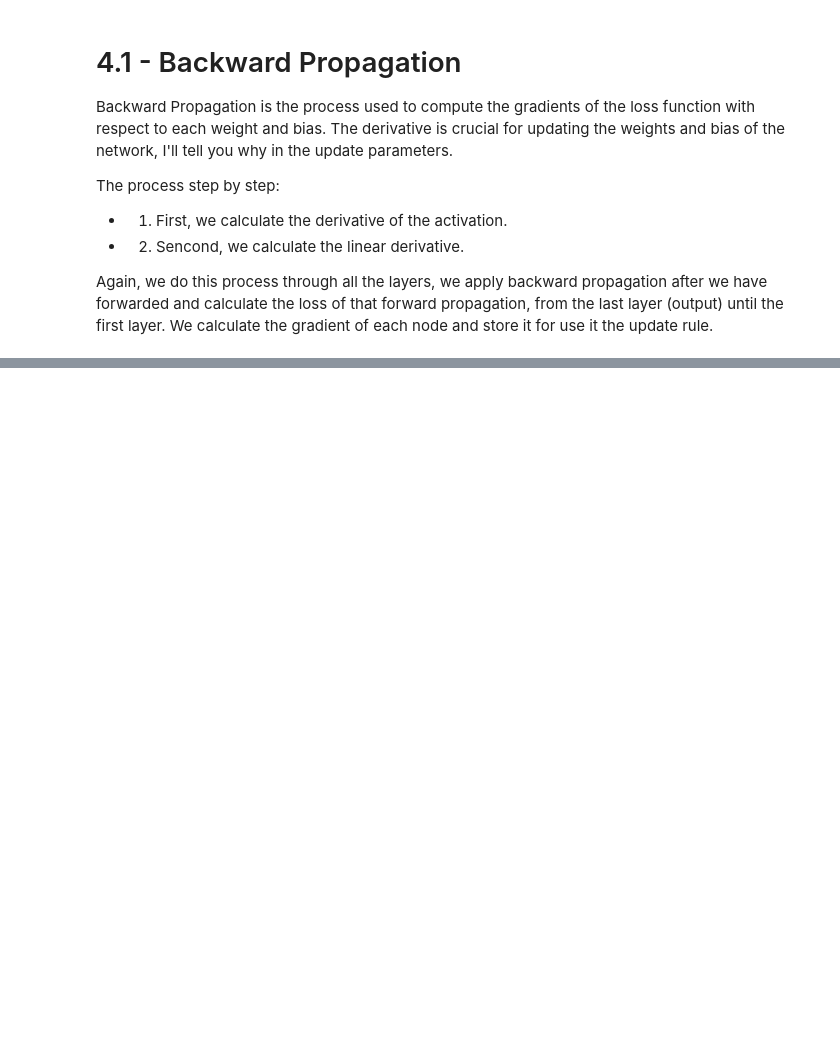
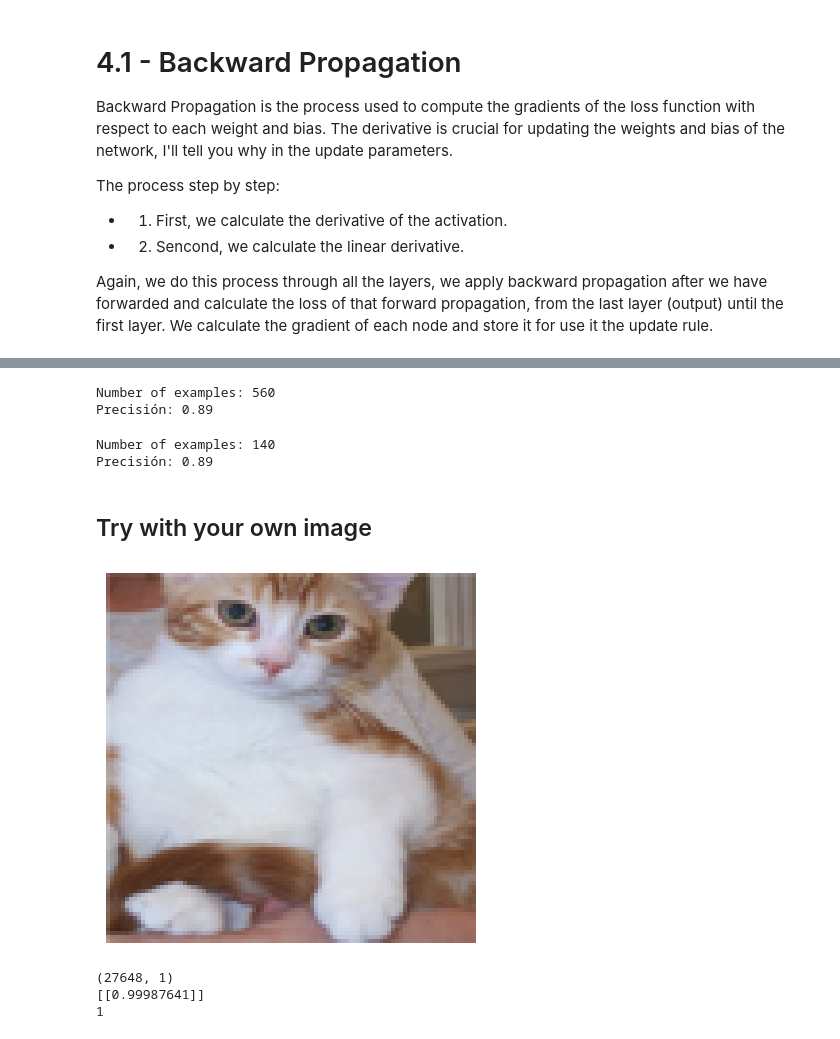
Before and after one commit to jordizv/DeepLearning-Python-FromScratch-StepByStep, a Jupyter notebook: project.ipynb, the cells around one changed output, grey strips where cells are left out. Saved outputs shown, nothing was run; the diff lists cells and outputs as text; code cells hidden in the pictures; blank space fills up the shorter version.

```diff
--- a/project.ipynb
+++ b/project.ipynb
@@ -643,0 +402,24 @@ ValueError: Error processing image C:/Users/jordi/Documents/Programacion/ANN - C
+# %%
+# Flatten the data
+train_x_flatten = train_x.reshape(train_x.shape[0], -1).T
+test_x_flatten = test_x.reshape(test_x.shape[0], -1).T
+
+
+
+# Normalize the data.
+print("Pixel values range train:", np.min(train_x_flatten[10]), np.max(train_x_flatten[10]))    # It's already normalized from 'preprocess_data'
+train_set_x = train_x_flatten # / 255.
+test_set_x = test_x_flatten #/ 255.
+
+
+
+#Reshape y for our model
+train_set_y = train_y.transpose(0,1)
+test_set_y = test_y.transpose(0,1)
+
+
+
+print(train_set_x.shape)
+print(train_set_y.shape)
+print(test_set_x.shape)
+print(test_set_y.shape)
@@ -643,0 +479,4 @@ ValueError: Error processing image C:/Users/jordi/Documents/Programacion/ANN - C
+# %%
+#Save parameters, avoid training again
+with open('parameters_saved/parameters_without_regularization','wb') as f:
+    pickle.dump(parameters,f)
@@ -643,0 +517,4 @@ ValueError: Error processing image C:/Users/jordi/Documents/Programacion/ANN - C
+# %%
+#load parameters
+with open('parameters_saved/parameters_without_regularization', 'rb') as f:
+    parameters = pickle.load(f)
@@ -643,0 +542,15 @@ ValueError: Error processing image C:/Users/jordi/Documents/Programacion/ANN - C
+# %%
+with open('parameters_saved/parameters_with_regularization_L2', 'rb') as f:
+    parameters = pickle.load(f)
+# %%
+pred_train = predict(train_set_x, train_set_y, parameters)
+# %% [output]
+Number of examples: 560
+Precisión: 0.89
+# %%
+pred_test = predict(test_set_x, test_set_y, parameters)
+# %% [output]
+Number of examples: 140
+Precisión: 0.89
+# %% [markdown]
+## Try with your own image
@@ -643,0 +570,9 @@ ValueError: Error processing image C:/Users/jordi/Documents/Programacion/ANN - C
+# %%
+image_path = 'Datasets/working/test/Cat/9.jpg'  # path of the image you want to test
+
+predict_solo(image_path, parameters)
+# %% [output]
+[figure, added]
+(27648, 1)
+[[0.99987641]]
+1
```
Also changed, not shown: parts of 43 cells of this notebook.
